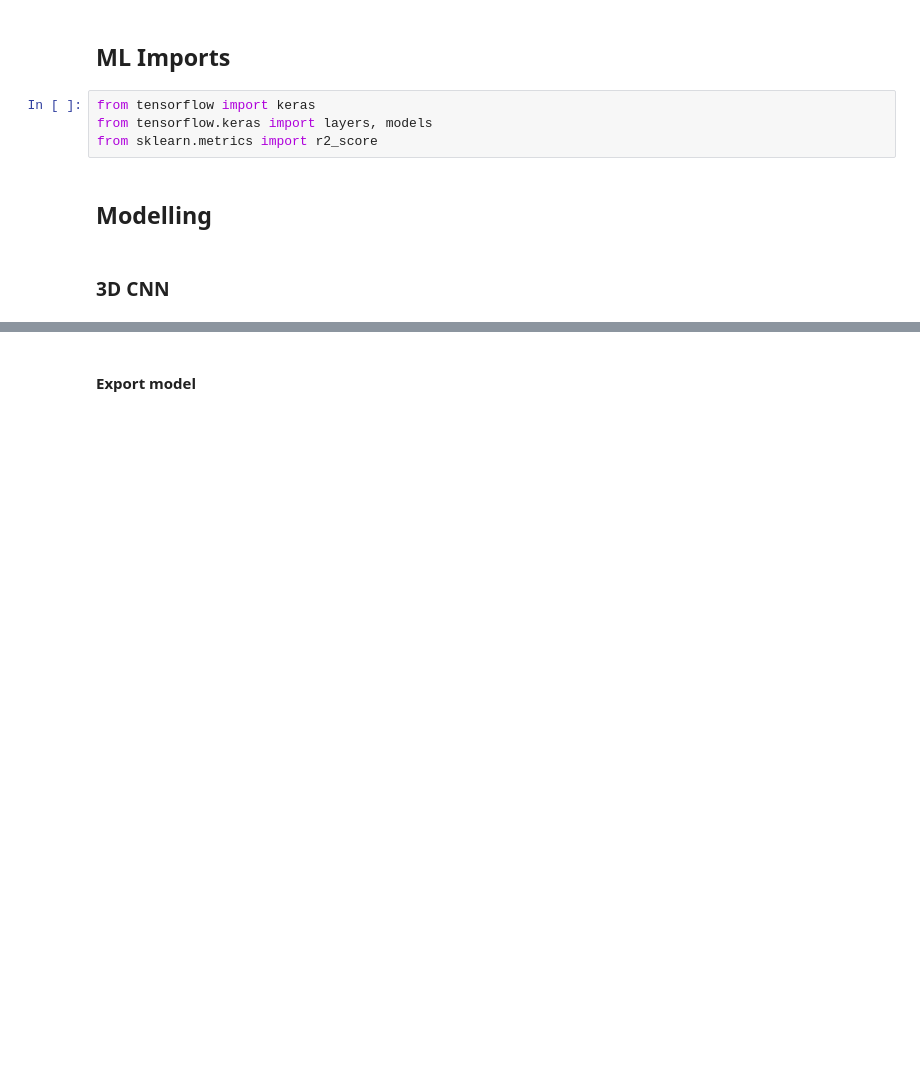
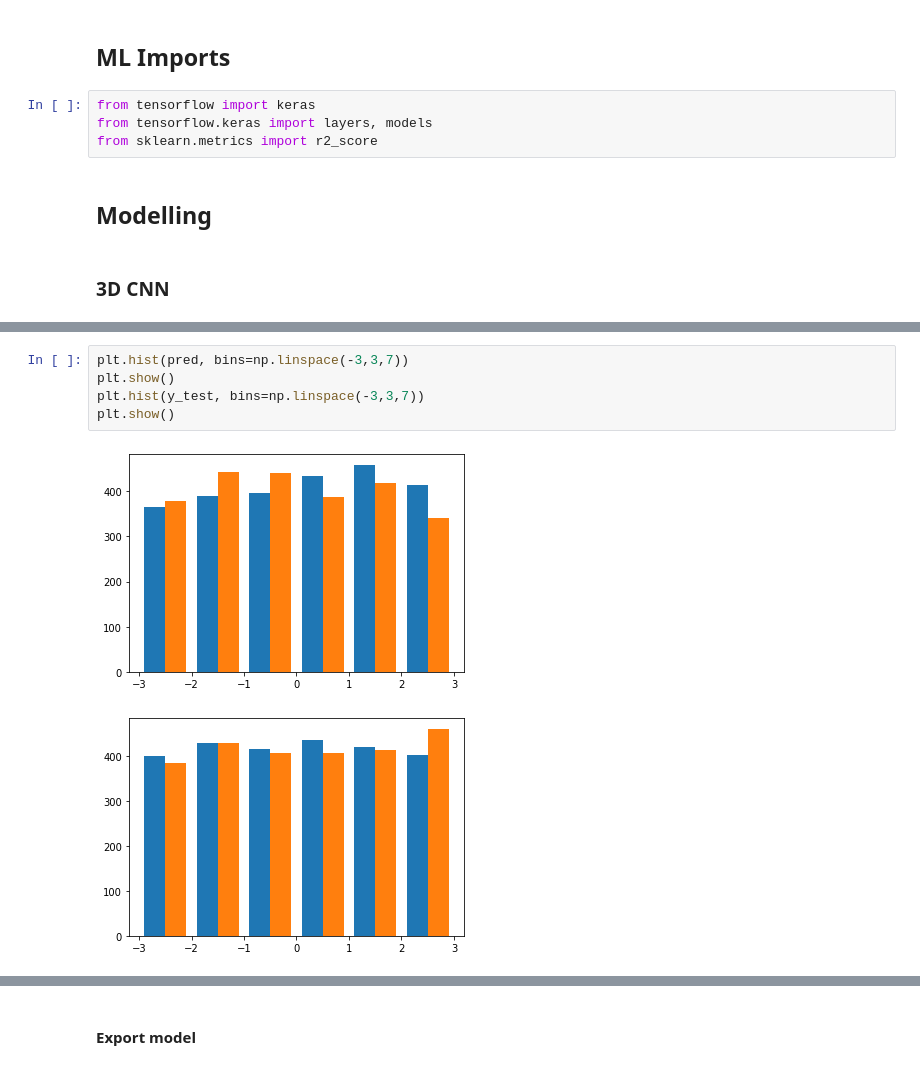
Before and after one commit to oskberg/new-physics, a Jupyter notebook: toy_data/wilson_regression/binned_regression.ipynb, the cells around one changed output, grey strips where cells are left out. Drawn from its saved outputs; the diff is of its cells as text; blank space fills up the shorter version.

```diff
--- a/toy_data/wilson_regression/binned_regression.ipynb
+++ b/toy_data/wilson_regression/binned_regression.ipynb
@@ -145,3 +168,11 @@ R^2(b) - 0.9068215062526876
+# %%
+plt.hist(pred, bins=np.linspace(-3,3,7))
+plt.show()
+plt.hist(y_test, bins=np.linspace(-3,3,7))
+plt.show()
+# %% [output]
+[figure, added]
+[figure, added]
 # %%
 fig = plt.figure()
 ax = fig.add_subplot(projection='3d')
```
Also changed, not shown: parts of 12 cells of this notebook, 10 other files.
